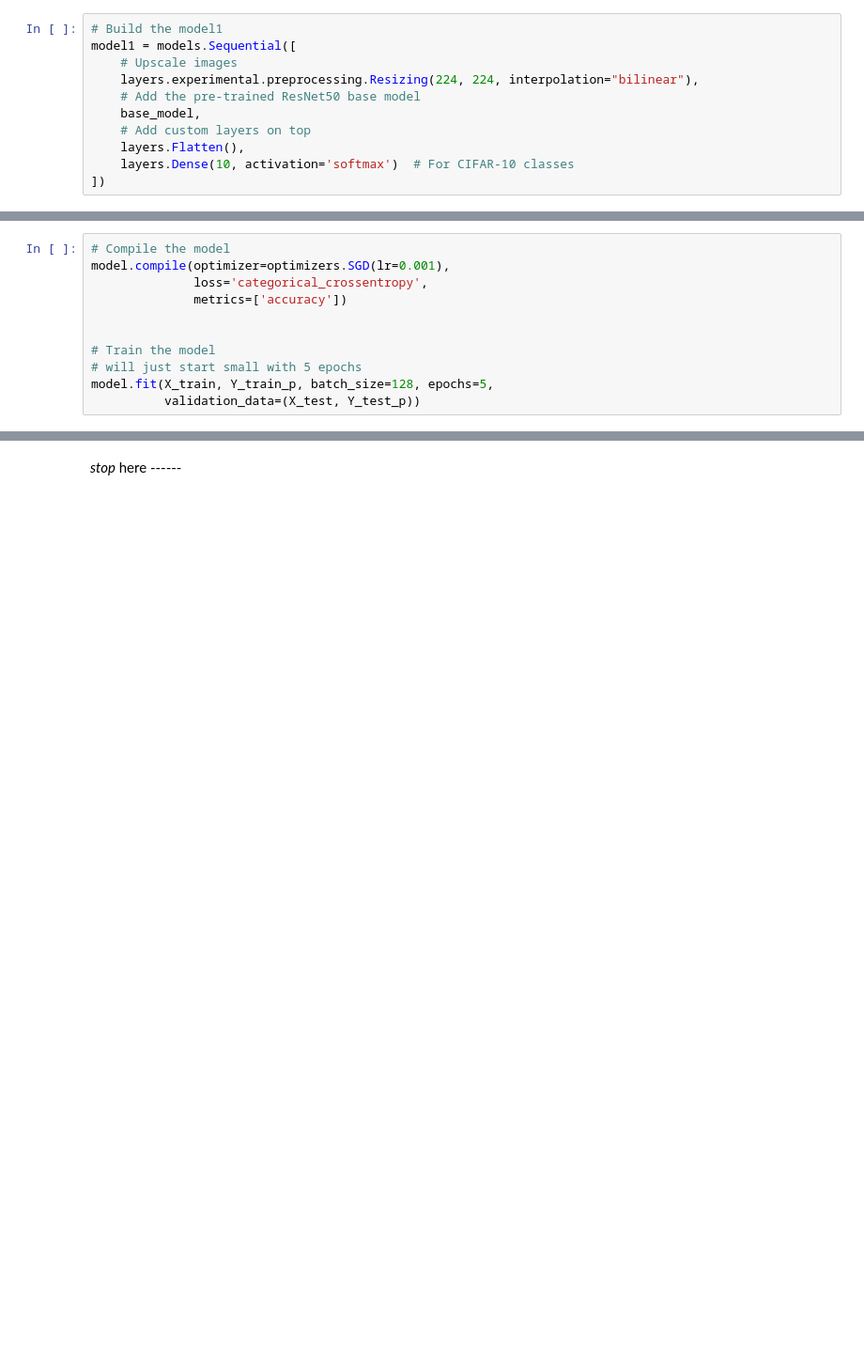
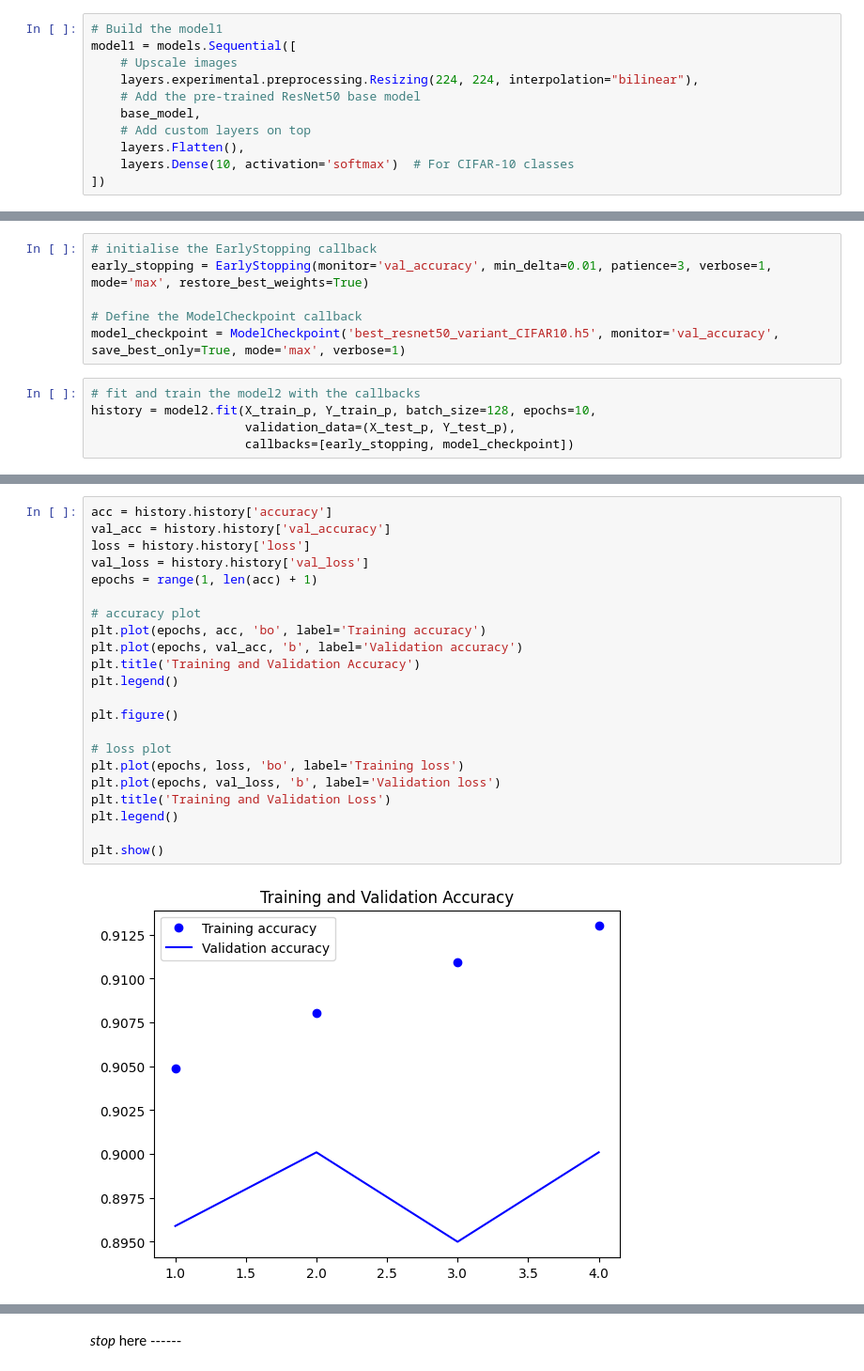
Before and after one commit to sciencenerd880/CIFAR10, a Jupyter notebook: assignment2_taijingshen_q4(googel_colab) _v2.ipynb, the cells around one changed output, grey strips where cells are left out. Shown: that part at 94% size. Saved outputs shown, nothing was run; the diff lists cells and outputs as text; blank space fills up the shorter version.

```diff
--- a/assignment2_taijingshen_q4(googel_colab) _v2.ipynb
+++ b/assignment2_taijingshen_q4(googel_colab) _v2.ipynb
@@ -149,11 +177,0 @@ model = models.Sequential([
-# %%
-# Compile the model
-model.compile(optimizer=optimizers.SGD(lr=0.001),
-              loss='categorical_crossentropy',
-              metrics=['accuracy'])
-
-
-# Train the model
-# will just start small with 5 epochs
-model.fit(X_train, Y_train_p, batch_size=128, epochs=5,
-          validation_data=(X_test, Y_test_p))
@@ -172,0 +186,11 @@ Epoch 5/5
+# %%
+# initialise the EarlyStopping callback
+early_stopping = EarlyStopping(monitor='val_accuracy', min_delta=0.01, patience=3, verbose=1, mode='max', restore_best_weights=True)
+
+# Define the ModelCheckpoint callback
+model_checkpoint = ModelCheckpoint('best_resnet50_variant_CIFAR10.h5', monitor='val_accuracy', save_best_only=True, mode='max', verbose=1)
+# %%
+# fit and train the model2 with the callbacks
+history = model2.fit(X_train_p, Y_train_p, batch_size=128, epochs=10,
+                     validation_data=(X_test_p, Y_test_p),
+                     callbacks=[early_stopping, model_checkpoint])
@@ -172,0 +212,24 @@ Epoch 5/5
+# %%
+acc = history.history['accuracy']
+val_acc = history.history['val_accuracy']
+loss = history.history['loss']
+val_loss = history.history['val_loss']
+epochs = range(1, len(acc) + 1)
+
+# accuracy plot
+plt.plot(epochs, acc, 'bo', label='Training accuracy')
+plt.plot(epochs, val_acc, 'b', label='Validation accuracy')
+plt.title('Training and Validation Accuracy')
+plt.legend()
+
+plt.figure()
+
+# loss plot
+plt.plot(epochs, loss, 'bo', label='Training loss')
+plt.plot(epochs, val_loss, 'b', label='Validation loss')
+plt.title('Training and Validation Loss')
+plt.legend()
+
+plt.show()
+# %% [output]
+[figure, added]
```
Also changed, not shown: parts of 25 cells of this notebook.
